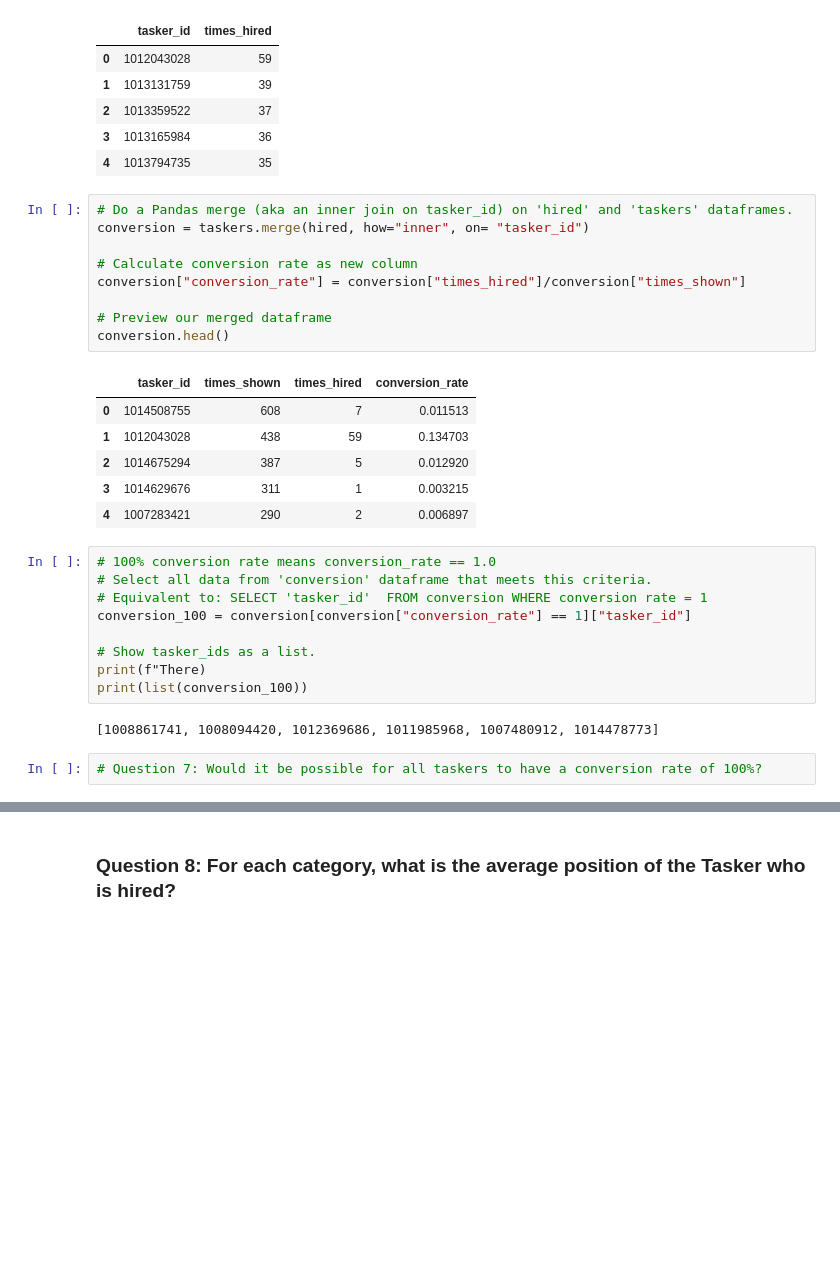
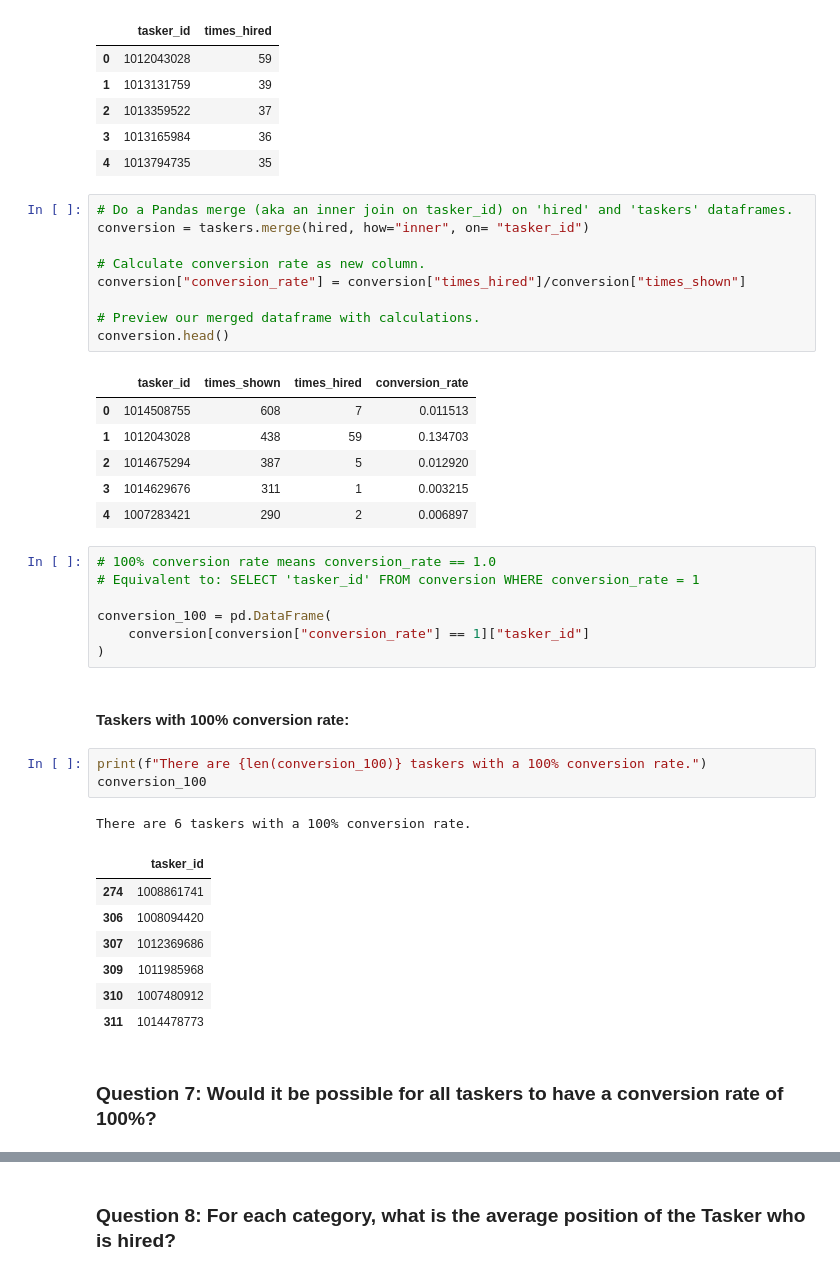
Before and after one commit to ralfsantacruz/Company-Y-Analytics, a Jupyter notebook: main.ipynb, the cells around one changed output, grey strips where cells are left out. Drawn from its saved outputs; the diff is of its cells as text; blank space fills up the shorter version.

```diff
--- a/main.ipynb
+++ b/main.ipynb
@@ -193,10 +194,10 @@ hired.head()
 # Do a Pandas merge (aka an inner join on tasker_id) on 'hired' and 'taskers' dataframes.
 conversion = taskers.merge(hired, how="inner", on= "tasker_id")
 
-# Calculate conversion rate as new column
+# Calculate conversion rate as new column.
 conversion["conversion_rate"] = conversion["times_hired"]/conversion["times_shown"]
 
-# Preview our merged dataframe
+# Preview our merged dataframe with calculations.
 conversion.head()
 # %% [output]
 |  | tasker_id | times_shown | times_hired | conversion_rate |
@@ -207,17 +208,27 @@ conversion.head()
 | 4 | 1007283421 | 290 | 2 | 0.006897 |
 # %%
 # 100% conversion rate means conversion_rate == 1.0
-# Select all data from 'conversion' dataframe that meets this criteria.
-# Equivalent to: SELECT 'tasker_id'  FROM conversion WHERE conversion rate = 1
-conversion_100 = conversion[conversion["conversion_rate"] == 1]["tasker_id"]
+# Equivalent to: SELECT 'tasker_id' FROM conversion WHERE conversion_rate = 1
 
-# Show tasker_ids as a list.
-print(f"There)
-print(list(conversion_100))
+conversion_100 = pd.DataFrame(
+    conversion[conversion["conversion_rate"] == 1]["tasker_id"]
+)
-# %% [output]
-[1008861741, 1008094420, 1012369686, 1011985968, 1007480912, 1014478773]
-# %%
-# Question 7: Would it be possible for all taskers to have a conversion rate of 100%?
+# %% [markdown]
+#### Taskers with 100% conversion rate:
+# %%
+print(f"There are {len(conversion_100)} taskers with a 100% conversion rate.")
+conversion_100
+# %% [output]
+There are 6 taskers with a 100% conversion rate.
+|  | tasker_id |
+| 274 | 1008861741 |
+| 306 | 1008094420 |
+| 307 | 1012369686 |
+| 309 | 1011985968 |
+| 310 | 1007480912 |
+| 311 | 1014478773 |
+# %% [markdown]
+### Question 7: Would it be possible for all taskers to have a conversion rate of 100%?
 # %% [markdown]
 In practice, no it would not. When one tasker is chosen over another in a recommendation, those who were not selected will have their conversion rate permanently lowered. Taskers' conversion rates can approach 100% after not being selected, but they will never reach 100%.
 
```
Also changed, not shown: parts of 12 cells of this notebook.
